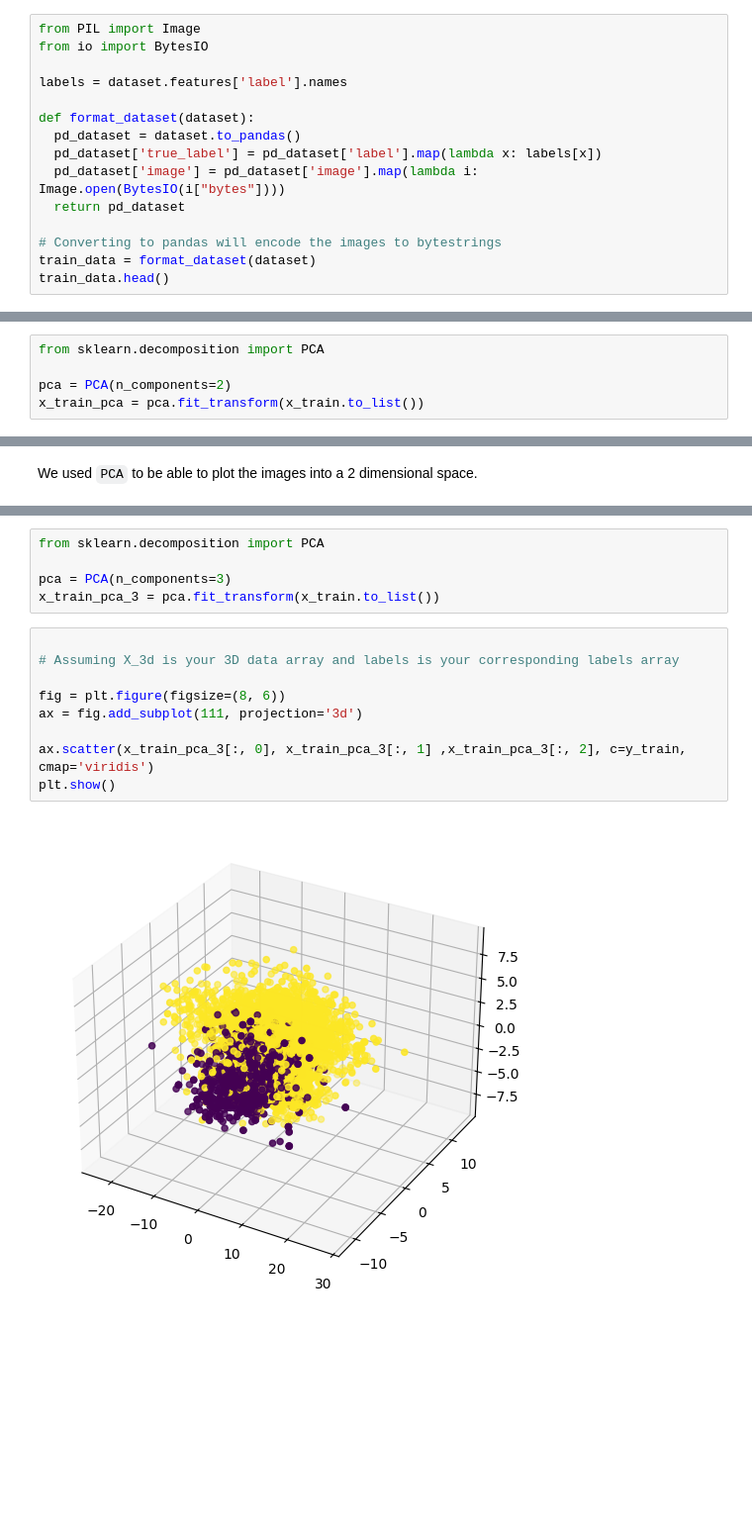
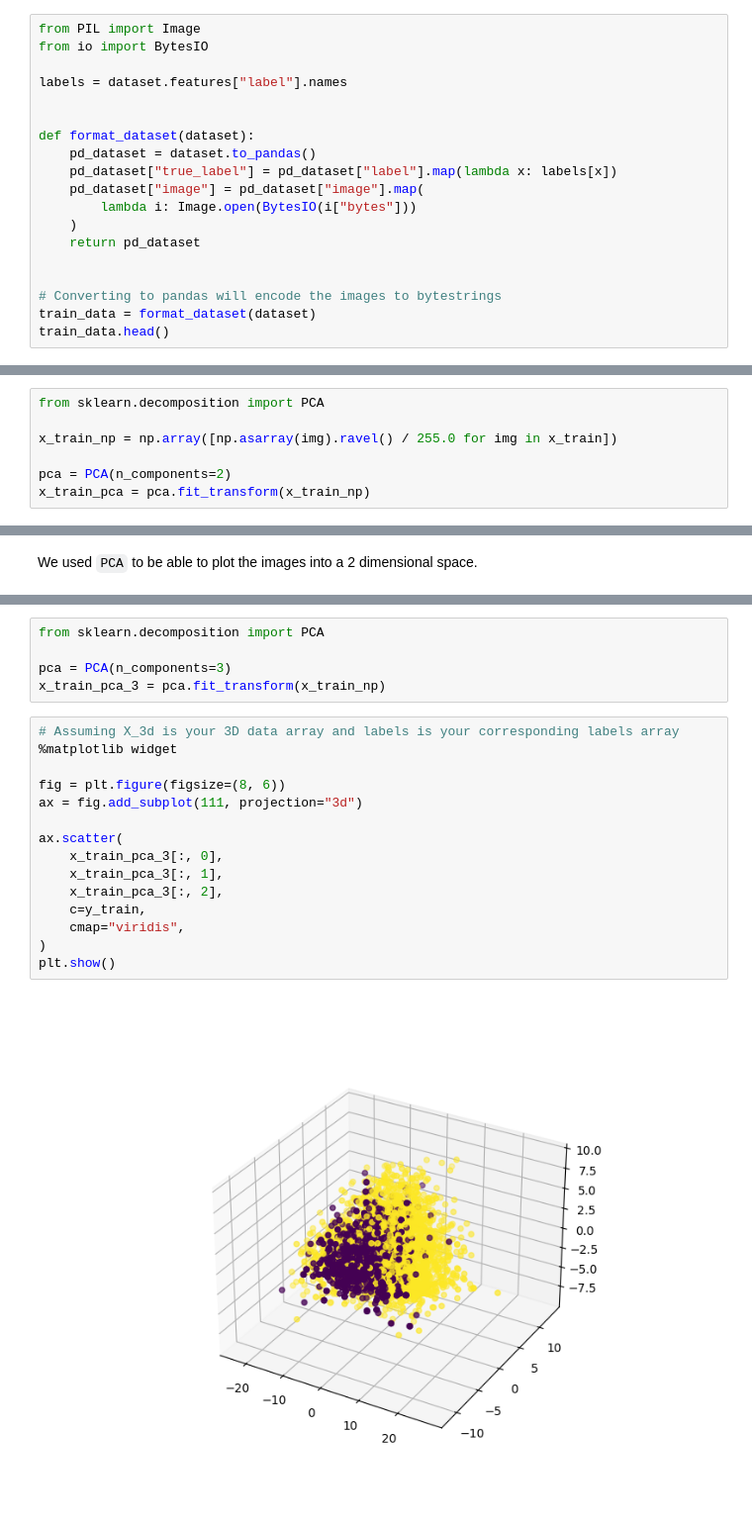
Before and after one commit to Az-r-ow/zoidberg, a Jupyter notebook: main.ipynb, the cells around one changed output, grey strips where cells are left out. Shown at 99% size. Saved outputs shown, nothing was run; the diff lists cells and outputs as text; blank space fills up the shorter version.

```diff
--- a/main.ipynb
+++ b/main.ipynb
@@ -12,13 +12,17 @@ dataset = load_dataset("Az-r-ow/chest_xray", split="train")
 from PIL import Image
 from io import BytesIO
 
-labels = dataset.features['label'].names
+labels = dataset.features["label"].names
+
 
 def format_dataset(dataset):
-  pd_dataset = dataset.to_pandas()
-  pd_dataset['true_label'] = pd_dataset['label'].map(lambda x: labels[x])
-  pd_dataset['image'] = pd_dataset['image'].map(lambda i: Image.open(BytesIO(i["bytes"])))
-  return pd_dataset
+    pd_dataset = dataset.to_pandas()
+    pd_dataset["true_label"] = pd_dataset["label"].map(lambda x: labels[x])
+    pd_dataset["image"] = pd_dataset["image"].map(
+        lambda i: Image.open(BytesIO(i["bytes"]))
+    )
+    return pd_dataset
+
 
 # Converting to pandas will encode the images to bytestrings
 train_data = format_dataset(dataset)
@@ -470,5 +542,7 @@ def apply_black_border(image, border_width):
 # %%
 from sklearn.decomposition import PCA
 
+x_train_np = np.array([np.asarray(img).ravel() / 255.0 for img in x_train])
+
 pca = PCA(n_components=2)
-x_train_pca = pca.fit_transform(x_train.to_list())
+x_train_pca = pca.fit_transform(x_train_np)
@@ -489,15 +562,21 @@ plt.show()
 from sklearn.decomposition import PCA
 
 pca = PCA(n_components=3)
-x_train_pca_3 = pca.fit_transform(x_train.to_list())
+x_train_pca_3 = pca.fit_transform(x_train_np)
 # %%
-
 # Assuming X_3d is your 3D data array and labels is your corresponding labels array
+%matplotlib widget
 
 fig = plt.figure(figsize=(8, 6))
-ax = fig.add_subplot(111, projection='3d')
+ax = fig.add_subplot(111, projection="3d")
 
-ax.scatter(x_train_pca_3[:, 0], x_train_pca_3[:, 1] ,x_train_pca_3[:, 2], c=y_train, cmap='viridis')
+ax.scatter(
+    x_train_pca_3[:, 0],
+    x_train_pca_3[:, 1],
+    x_train_pca_3[:, 2],
+    c=y_train,
+    cmap="viridis",
+)
 plt.show()
 # %% [output]
-[figure, old version]
+[figure, new version]
```
Also changed, not shown: parts of 16 cells of this notebook, 1 other file.
